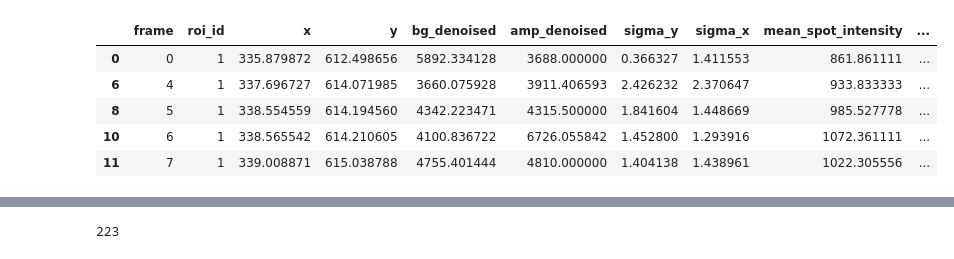
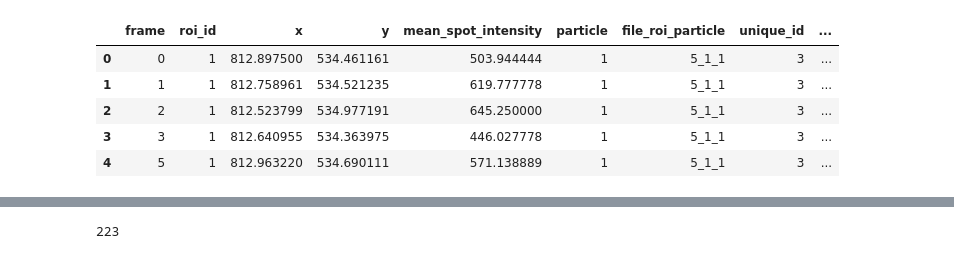
Before and after one commit to fmi-basel/singlemolecule-tracking, a Jupyter notebook: runs/2023-11-26_develop_measurements/Particle_mobility_analysis_inst_diff_coeff.ipynb, the cells around one changed output, grey strips where cells are left out. Cells and saved outputs as stored; diff of their text form; code cells hidden in the pictures.

```diff
--- a/runs/2023-11-26_develop_measurements/Particle_mobility_analysis_inst_diff_coeff.ipynb
+++ b/runs/2023-11-26_develop_measurements/Particle_mobility_analysis_inst_diff_coeff.ipynb
@@ -28,0 +33,18 @@ D21_files = glob.glob(D21_path)
+# %%
+# Load all files from one folder
+
+D21_dir = '/Users/abamford/Desktop/TUBB2B-KI_preliminary_analysis/Batch20230223/D21/Tracking/Run20240226/Cleanfiles_Link5'
+D21_path = os.path.join(D21_dir,'*.csv')
+D21_files = glob.glob(D21_path)
+
+D28_dir = '/Users/abamford/Desktop/TUBB2B-KI_preliminary_analysis/Batch20230922/D28/50ms/Tracking/Run20240226/Cleanfiles_Factor4Link5'
+D28_path = os.path.join(D28_dir,'*.csv')
+D28_files = glob.glob(D28_path)
+
+D35_dir = '/Users/abamford/Desktop/TUBB2B-KI_preliminary_analysis/Batch20230922/D35/50ms/Tracking/Run20240226/Cleanfiles_Factor4Link5'
+D35_path = os.path.join(D35_dir,'*.csv')
+D35_files = glob.glob(D35_path)
+
+D55_dir = '/Users/abamford/Desktop/TUBB2B-KI_preliminary_analysis/Batch20230223/D55/TUBB2B-KI_D55_2%/50ms/Tracking/Run20240226/Cleanfiles_Factor5Link5'
+D55_path = os.path.join(D55_dir,'*.csv')
+D55_files = glob.glob(D55_path)
@@ -29,18 +71,38 @@ D21_files = glob.glob(D21_path)
 # %%
 # Read csv files into list
 
 D21_all_files = []
 
 for file in D21_files:
     table = pd.read_csv(file)
-    table.sort_values(by=["file_roi_particle", "frame"], inplace=True)
     D21_all_files.append(table)
 
-D21_all_files[0].head()
+
+D28_all_files = []
+
+for file in D28_files:
+    table = pd.read_csv(file)
+    D28_all_files.append(table)
+
+
+D35_all_files = []
+
+for file in D35_files:
+    table = pd.read_csv(file)
+    D35_all_files.append(table)
+
+
+D55_all_files = []
+
+for file in D55_files:
+    table = pd.read_csv(file)
+    D55_all_files.append(table)
+
+D55_all_files[0].head()
 # %% [output]
-|  | frame | roi_id | x | y | bg_denoised | amp_denoised | sigma_y | sigma_x | mean_spot_intensity | ... |
-| 0 | 0 | 1 | 335.879872 | 612.498656 | 5892.334128 | 3688.000000 | 0.366327 | 1.411553 | 861.861111 | ... |
-| 6 | 4 | 1 | 337.696727 | 614.071985 | 3660.075928 | 3911.406593 | 2.426232 | 2.370647 | 933.833333 | ... |
-| 8 | 5 | 1 | 338.554559 | 614.194560 | 4342.223471 | 4315.500000 | 1.841604 | 1.448669 | 985.527778 | ... |
-| 10 | 6 | 1 | 338.565542 | 614.210605 | 4100.836722 | 6726.055842 | 1.452800 | 1.293916 | 1072.361111 | ... |
-| 11 | 7 | 1 | 339.008871 | 615.038788 | 4755.401444 | 4810.000000 | 1.404138 | 1.438961 | 1022.305556 | ... |
+|  | frame | roi_id | x | y | mean_spot_intensity | particle | file_roi_particle | unique_id | ... |
+| 0 | 0 | 1 | 812.897500 | 534.461161 | 503.944444 | 1 | 5_1_1 | 3 | ... |
+| 1 | 1 | 1 | 812.758961 | 534.521235 | 619.777778 | 1 | 5_1_1 | 3 | ... |
+| 2 | 2 | 1 | 812.523799 | 534.977191 | 645.250000 | 1 | 5_1_1 | 3 | ... |
+| 3 | 3 | 1 | 812.640955 | 534.363975 | 446.027778 | 1 | 5_1_1 | 3 | ... |
+| 4 | 5 | 1 | 812.963220 | 534.690111 | 571.138889 | 1 | 5_1_1 | 3 | ... |
```
Also changed, not shown: parts of 24 cells of this notebook, 3 other files.
